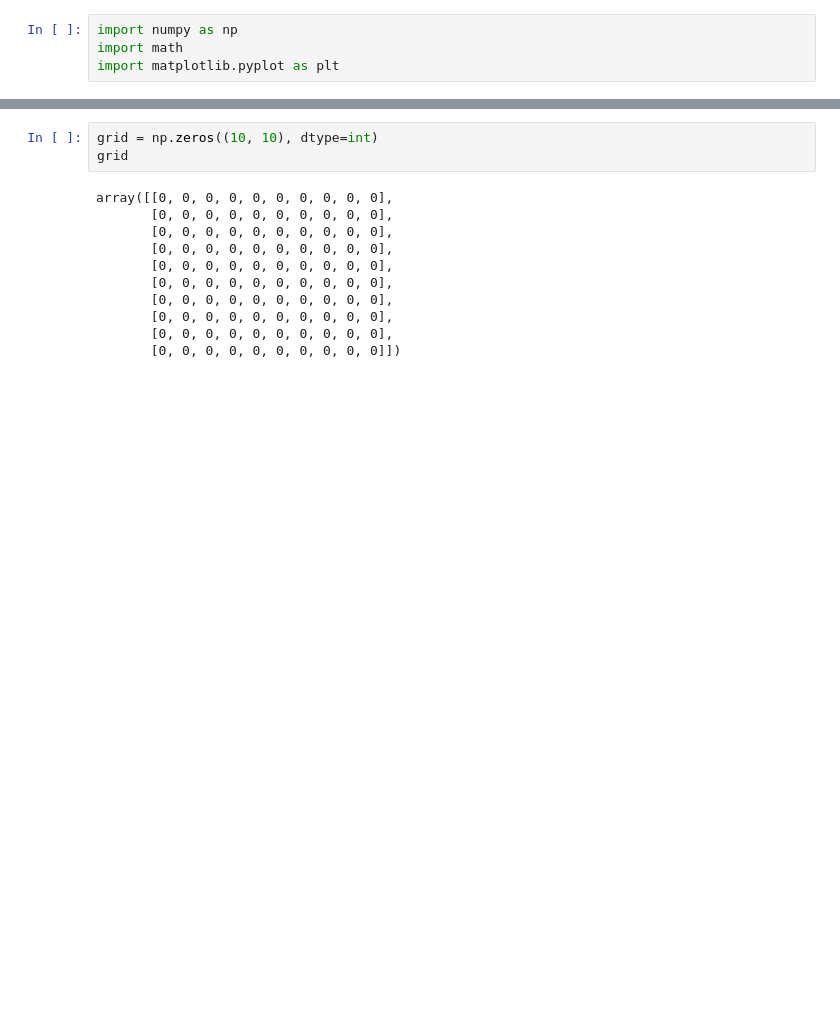
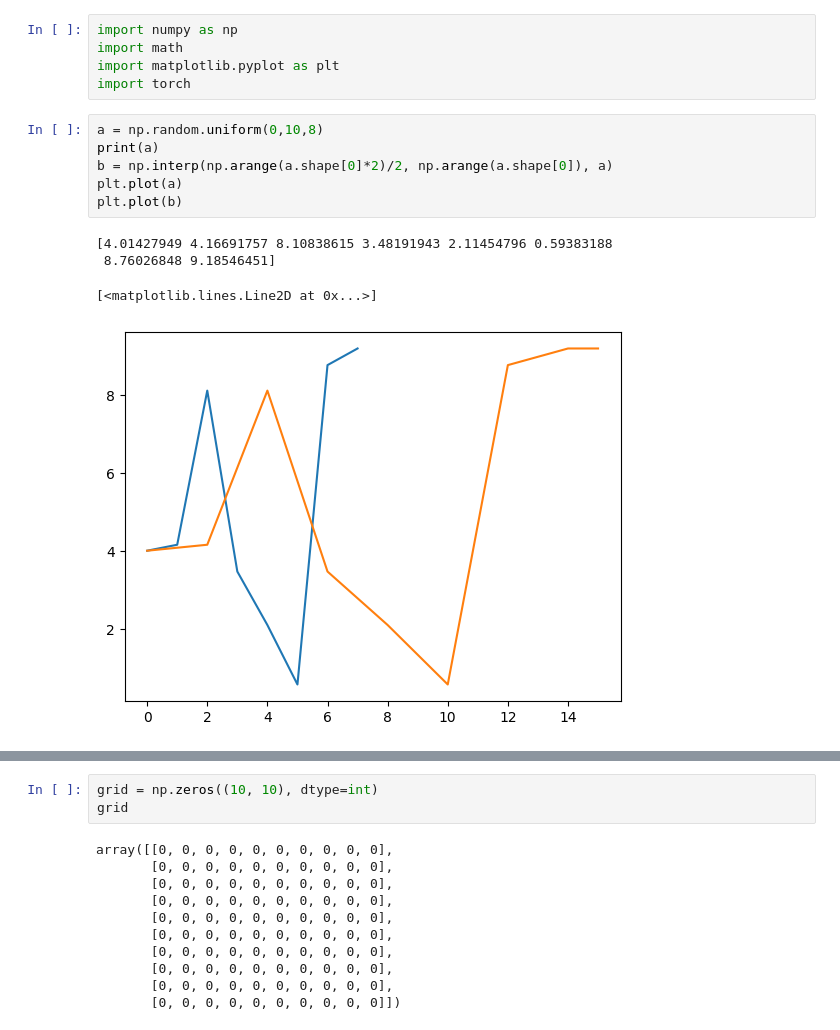
Before and after one commit to mnbvmnbv2/py-map, a Jupyter notebook: alt.ipynb, the cells around one changed output, grey strips where cells are left out. Cells and saved outputs as stored; diff of their text form; blank space fills up the shorter version.

```diff
--- a/alt.ipynb
+++ b/alt.ipynb
@@ -2,3 +2,15 @@
 import numpy as np
 import math
 import matplotlib.pyplot as plt
+import torch
+# %%
+a = np.random.uniform(0,10,8)
+print(a)
+b = np.interp(np.arange(a.shape[0]*2)/2, np.arange(a.shape[0]), a)
+plt.plot(a)
+plt.plot(b)
+# %% [output]
+[4.01427949 4.16691757 8.10838615 3.48191943 2.11454796 0.59383188
+ 8.76026848 9.18546451]
+[<matplotlib.lines.Line2D at 0x...>]
+[figure, added]
```
Also changed, not shown: parts of 6 cells of this notebook.
